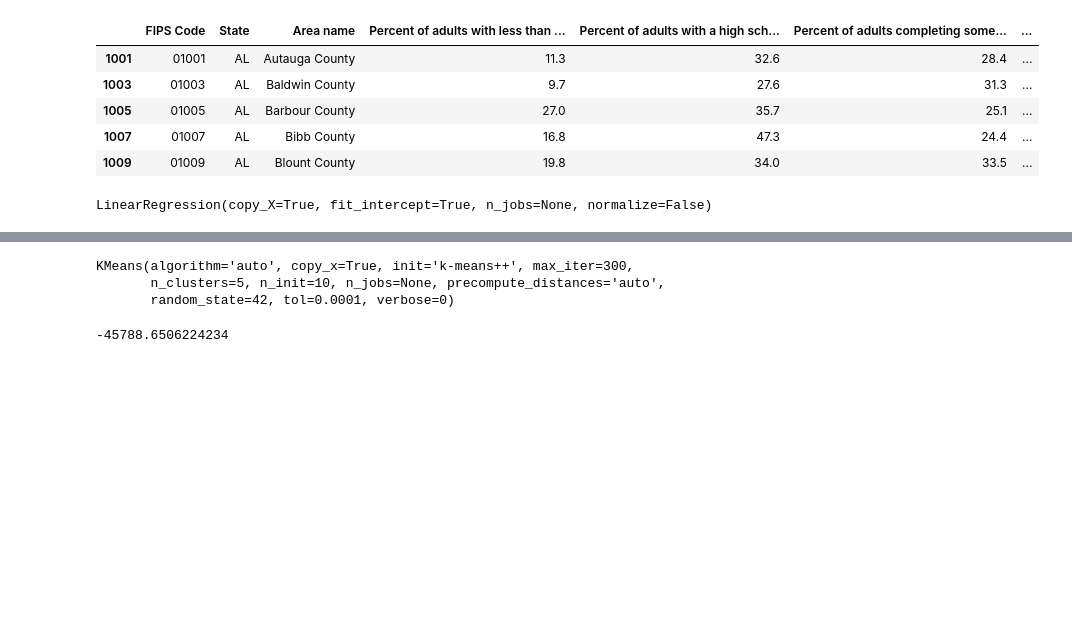
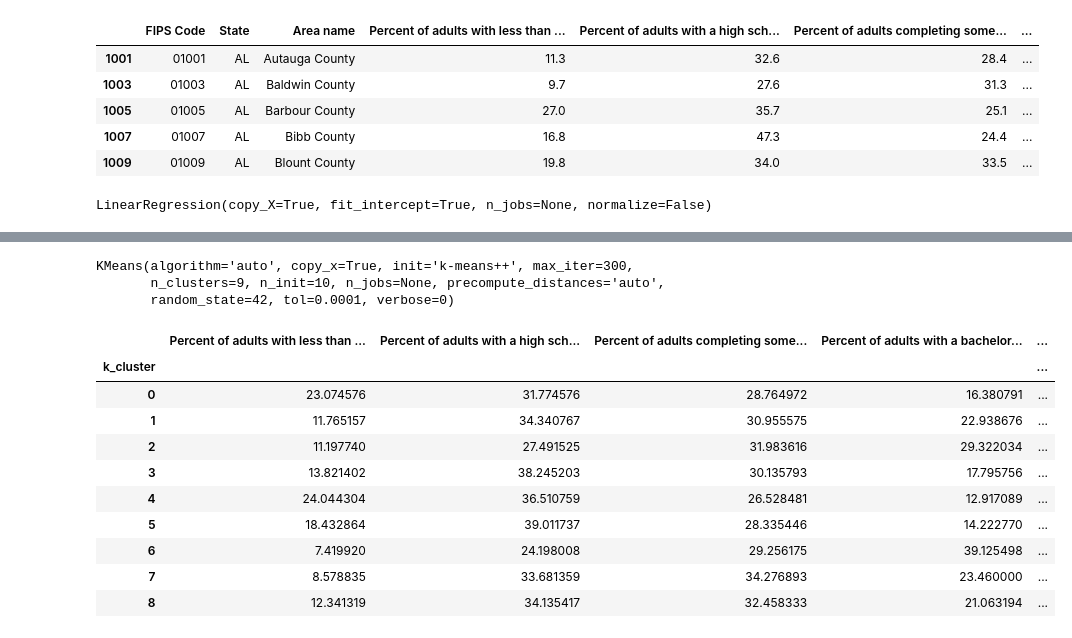
Before and after one commit to peckben1/County-Cluster, a Jupyter notebook: code/EDA.ipynb, the cells around one changed output, grey strips where cells are left out. Cells and saved outputs as stored; diff of their text form; code cells hidden in the pictures; blank space fills up the shorter version.

```diff
--- a/code/EDA.ipynb
+++ b/code/EDA.ipynb
@@ -724,3 +777,6 @@ data['error'] = data['PCTPOVALL_2018'] - data['prediction']
 # %%
-# Now let's try some clustering! KMeans is up, five clusters chosen arbitrarily
-kmeans = KMeans(n_clusters=5, random_state=42)
+# Now let's try some clustering! KMeans is up. Let's check some different numbers of clusters.
+for i in range(3, 16):
+    kmeans = KMeans(n_clusters=i, random_state=42)
+    kmeans.fit(X_scaled)
+    print(i, kmeans.score(X_scaled), silhouette_score(X_scaled, kmeans.labels_))
@@ -727,14 +797,13 @@ kmeans = KMeans(n_clusters=5, random_state=42)
-# %%
-kmeans.fit(X_scaled)
-# %% [output]
-KMeans(algorithm='auto', copy_x=True, init='k-means++', max_iter=300,
-       n_clusters=5, n_init=10, n_jobs=None, precompute_distances='auto',
-       random_state=42, tol=0.0001, verbose=0)
+# %%
+# The silhouette score falls off and then re-peaks at nine clusters and that's about the number of clusters I want for interpretability,
+# as three won't give me much to work with, so I'll use nine
+kmeans = KMeans(n_clusters=9, random_state=42)
+kmeans.fit(X_scaled)
+# %% [output]
+KMeans(algorithm='auto', copy_x=True, init='k-means++', max_iter=300,
+       n_clusters=9, n_init=10, n_jobs=None, precompute_distances='auto',
+       random_state=42, tol=0.0001, verbose=0)
 # %%
-# Sticking that onto the data as well
-data['cluster'] = kmeans.labels_
+# Sticking cluster labels onto the data as well
+data['k_cluster'] = kmeans.labels_
-# %%
-kmeans.score(X_scaled)
-# %% [output]
--45788.6506224234
 # %%
@@ -742,3 +811,21 @@ kmeans.score(X_scaled)
 data.to_csv('../data/processed.csv', index=False)
+# %%
+# Doing a groupby to look at the stats for each cluster
+k_clustered = data.groupby('k_cluster')
+# %%
+# Looking at means for each stat for each cluster - includes things the model didn't see
+k_clustered.mean()
+# %% [output]
+|  | Percent of adults with less than ... | Percent of adults with a high sch... | Percent of adults completing some... | Percent of adults with a bachelor... | ... |
+| k_cluster |  |  |  |  | ... |
+| 0 | 23.074576 | 31.774576 | 28.764972 | 16.380791 | ... |
+| 1 | 11.765157 | 34.340767 | 30.955575 | 22.938676 | ... |
+| 2 | 11.197740 | 27.491525 | 31.983616 | 29.322034 | ... |
+| 3 | 13.821402 | 38.245203 | 30.135793 | 17.795756 | ... |
+| 4 | 24.044304 | 36.510759 | 26.528481 | 12.917089 | ... |
+| 5 | 18.432864 | 39.011737 | 28.335446 | 14.222770 | ... |
+| 6 | 7.419920 | 24.198008 | 29.256175 | 39.125498 | ... |
+| 7 | 8.578835 | 33.681359 | 34.276893 | 23.460000 | ... |
+| 8 | 12.341319 | 34.135417 | 32.458333 | 21.063194 | ... |
 # %%
 #Now to venture into the wilds of the region library
```
Also changed, not shown: parts of 33 cells of this notebook, 12 other files.
